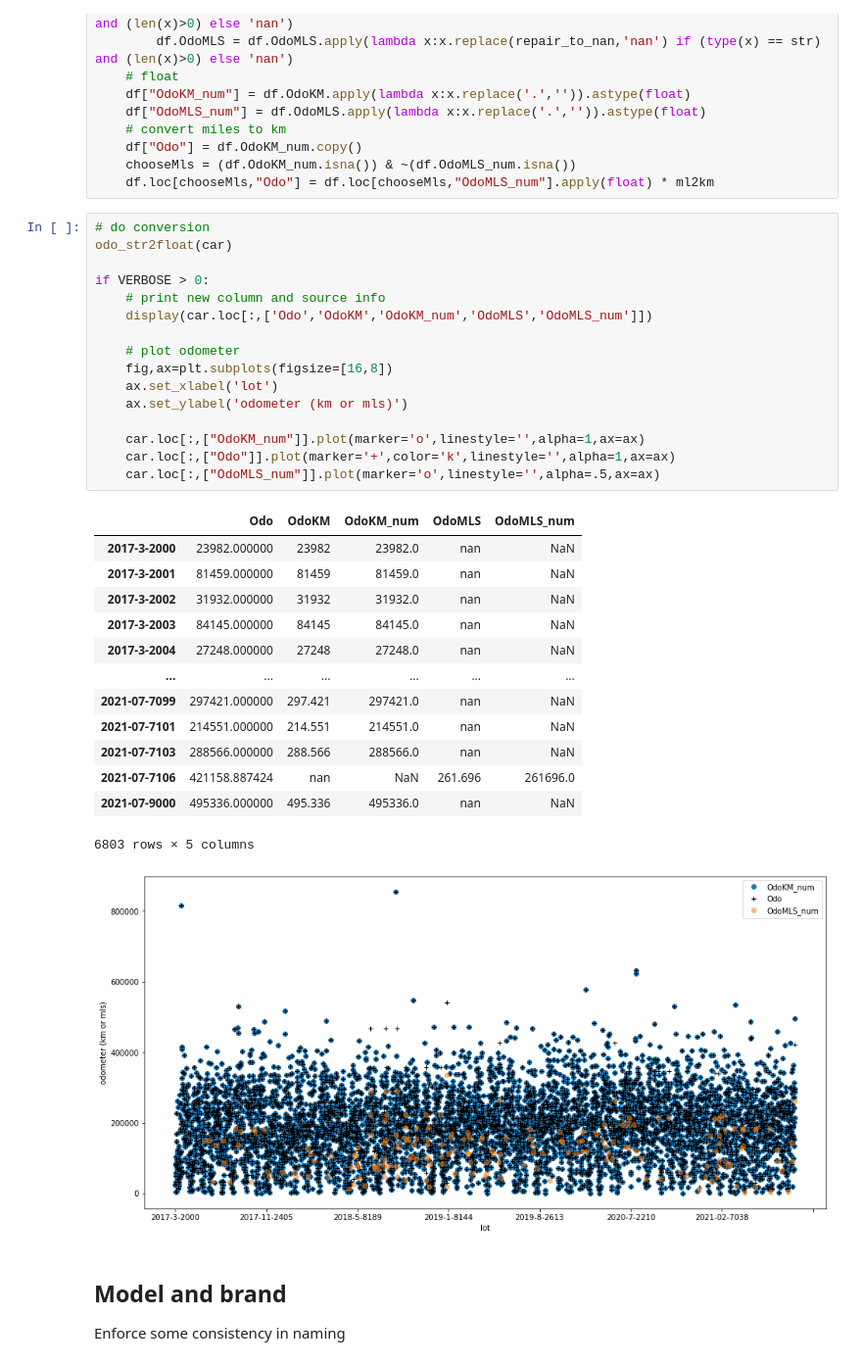
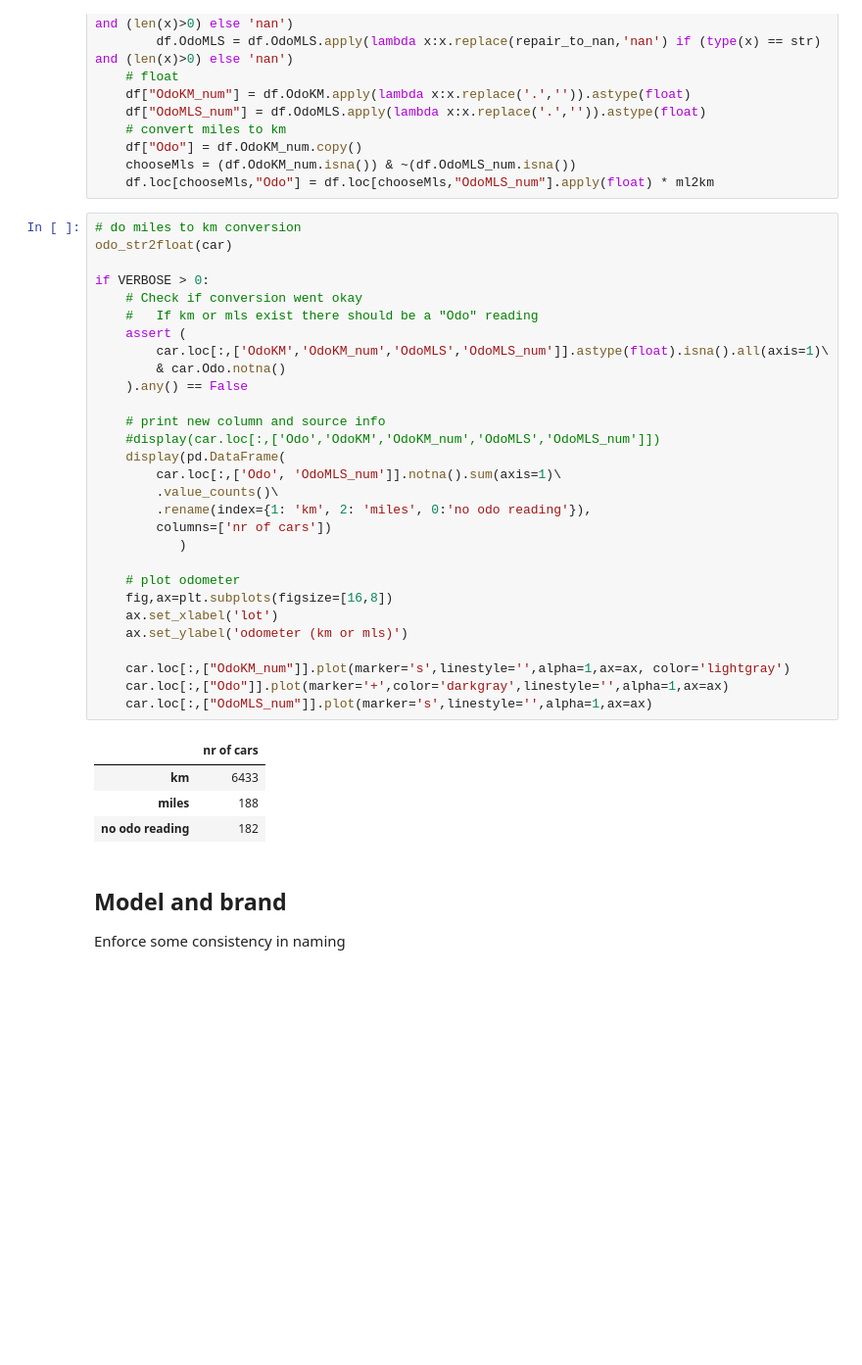
Before and after one commit to r5atom/Saturday-Datascience, a Jupyter notebook: code/preproc-cars.ipynb, the cells around one changed output. Shown at 98% size. Saved outputs shown, nothing was run; the diff lists cells and outputs as text; blank space fills up the shorter version.

```diff
--- a/code/preproc-cars.ipynb
+++ b/code/preproc-cars.ipynb
@@ -87,36 +80,39 @@ def odo_str2float(df):
     chooseMls = (df.OdoKM_num.isna()) & ~(df.OdoMLS_num.isna())
     df.loc[chooseMls,"Odo"] = df.loc[chooseMls,"OdoMLS_num"].apply(float) * ml2km
 # %%
-# do conversion
+# do miles to km conversion
 odo_str2float(car)
 
 if VERBOSE > 0:
+    # Check if conversion went okay
+    #   If km or mls exist there should be a "Odo" reading
+    assert (
+        car.loc[:,['OdoKM','OdoKM_num','OdoMLS','OdoMLS_num']].astype(float).isna().all(axis=1)\
+        & car.Odo.notna()
+    ).any() == False
+
     # print new column and source info
-    display(car.loc[:,['Odo','OdoKM','OdoKM_num','OdoMLS','OdoMLS_num']])
+    #display(car.loc[:,['Odo','OdoKM','OdoKM_num','OdoMLS','OdoMLS_num']])
+    display(pd.DataFrame(
+        car.loc[:,['Odo', 'OdoMLS_num']].notna().sum(axis=1)\
+        .value_counts()\
+        .rename(index={1: 'km', 2: 'miles', 0:'no odo reading'}),
+        columns=['nr of cars'])
+           )
 
     # plot odometer
     fig,ax=plt.subplots(figsize=[16,8])
     ax.set_xlabel('lot')
     ax.set_ylabel('odometer (km or mls)')
 
-    car.loc[:,["OdoKM_num"]].plot(marker='o',linestyle='',alpha=1,ax=ax)
-    car.loc[:,["Odo"]].plot(marker='+',color='k',linestyle='',alpha=1,ax=ax)
-    car.loc[:,["OdoMLS_num"]].plot(marker='o',linestyle='',alpha=.5,ax=ax)
+    car.loc[:,["OdoKM_num"]].plot(marker='s',linestyle='',alpha=1,ax=ax, color='lightgray')
+    car.loc[:,["Odo"]].plot(marker='+',color='darkgray',linestyle='',alpha=1,ax=ax)
+    car.loc[:,["OdoMLS_num"]].plot(marker='s',linestyle='',alpha=1,ax=ax)
 # %% [output]
-|  | Odo | OdoKM | OdoKM_num | OdoMLS | OdoMLS_num |
-| 2017-3-2000 | 23982.000000 | 23982 | 23982.0 | nan | NaN |
-| 2017-3-2001 | 81459.000000 | 81459 | 81459.0 | nan | NaN |
-| 2017-3-2002 | 31932.000000 | 31932 | 31932.0 | nan | NaN |
-| 2017-3-2003 | 84145.000000 | 84145 | 84145.0 | nan | NaN |
-| 2017-3-2004 | 27248.000000 | 27248 | 27248.0 | nan | NaN |
-| ... | ... | ... | ... | ... | ... |
-| 2021-07-7099 | 297421.000000 | 297.421 | 297421.0 | nan | NaN |
-| 2021-07-7101 | 214551.000000 | 214.551 | 214551.0 | nan | NaN |
-| 2021-07-7103 | 288566.000000 | 288.566 | 288566.0 | nan | NaN |
-| 2021-07-7106 | 421158.887424 | nan | NaN | 261.696 | 261696.0 |
-| 2021-07-9000 | 495336.000000 | 495.336 | 495336.0 | nan | NaN |
+|  | nr of cars |
+| km | 6433 |
+| miles | 188 |
+| no odo reading | 182 |
-6803 rows × 5 columns
-[figure, removed]
 # %% [markdown]
 ## Model and brand
 
```
Also changed, not shown: parts of 14 cells of this notebook, 4 other files.
